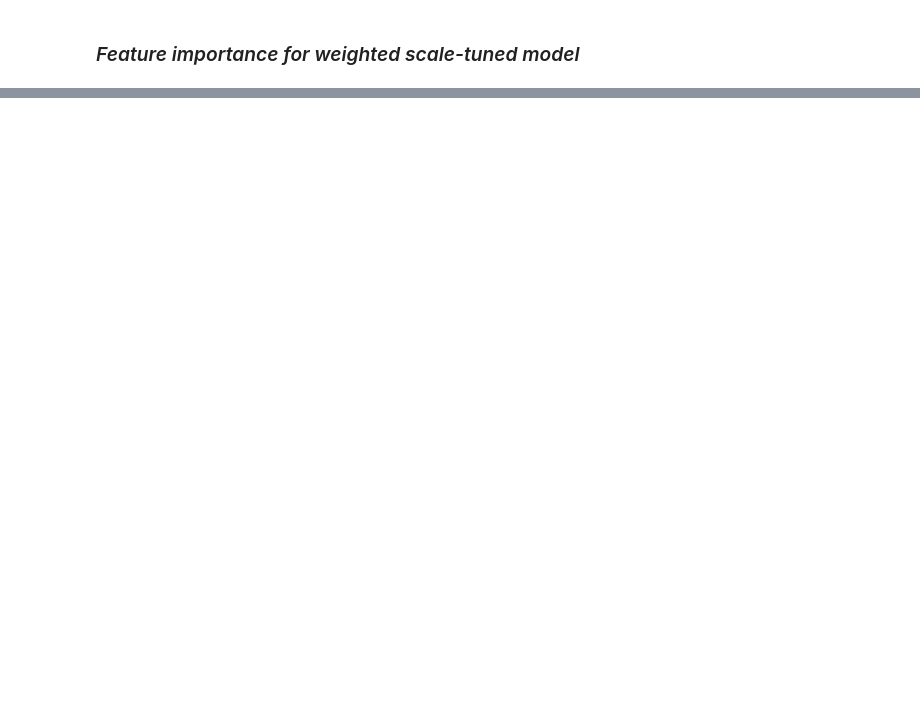
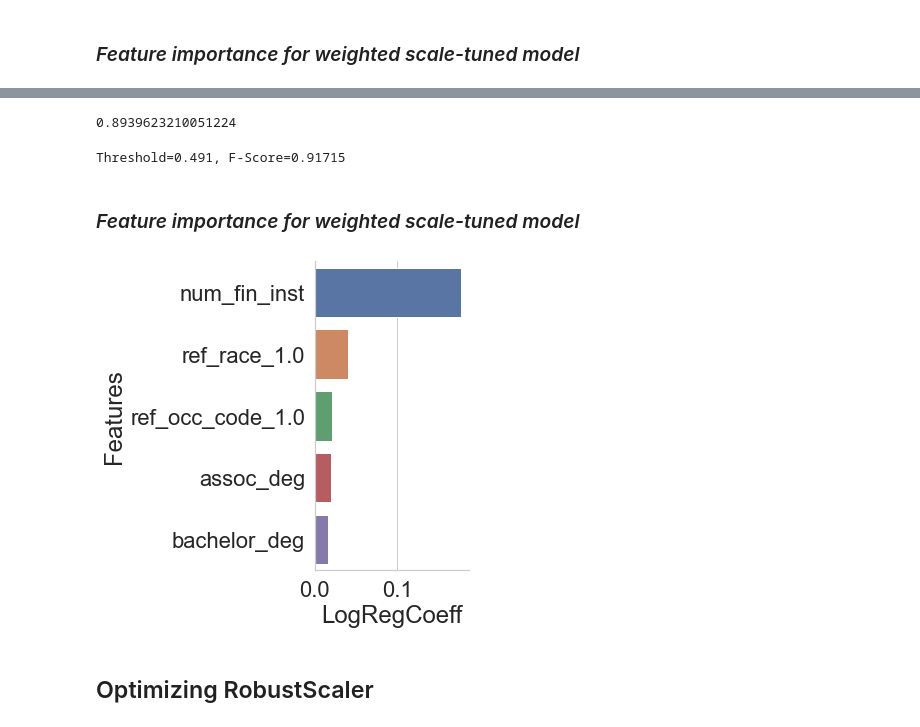
Before and after one commit to danvalen1/SCF-Analysis, a Jupyter notebook: notebooks/modeling.ipynb, the cells around one changed output, grey strips where cells are left out. Drawn from its saved outputs; the diff is of its cells as text; code cells hidden in the pictures; blank space fills up the shorter version.

Commit message:
Optimized RobustScaler

```diff
--- a/notebooks/modeling.ipynb
+++ b/notebooks/modeling.ipynb
@@ -569,0 +555,18 @@ fig = sns.catplot(data=top_5_df,
+# %%
+logreg = LogisticRegression(max_iter=5000)
+scalar = skp.RobustScaler(quantile_range=(0.1,60))
+X = df.drop(labels=['1k_target'], axis=1, inplace=False)
+X_train = scalar.fit_transform(X_train)
+X_test = scalar.transform(X_test)
+
+
+# Fit to train data
+logreg.fit(X_train, y_train, sample_weight=w_train)
+
+#use the fitted model to predict on the test data
+lr_preds = logreg.predict(X_test)
+
+lr_f1 = metrics.f1_score(y_test, lr_preds)
+
+# checking accuracy on the test data
+print('Test F1 score: ', lr_f1)
@@ -569,0 +575,13 @@ fig = sns.catplot(data=top_5_df,
+# %%
+# grid search
+param_grid = {
+    'penalty': ['l2'],
+    'C': [.00001, .0001, .001, .01, .1, 1, 10, 100],
+    'max_iter': [5000]
+}
+
+#create a grid search object and fit it to the data
+
+grid_lr=GridSearchCV(LogisticRegression(), param_grid, cv=5, scoring='f1', verbose=1, n_jobs=-1)
+
+grid_lr.fit(X_train, y_train, sample_weight=w_train)
@@ -569,0 +641,35 @@ fig = sns.catplot(data=top_5_df,
+# %%
+print(metrics.roc_auc_score(y_test, y_pred_prob))
+# %% [output]
+0.8939623210051224
+# %%
+# apply threshold to positive probabilities to create labels
+def to_labels(pos_probs, threshold):
+    return (pos_probs >= threshold).astype('int')
+
+# define thresholds
+thresholds = np.arange(0, 1, 0.001)
+# evaluate each threshold
+scores = [metrics.f1_score(y_test, to_labels(y_pred_prob, t)) for t in thresholds]
+# get best threshold
+ix = np.argmax(scores)
+print('Threshold=%.3f, F-Score=%.5f' % (thresholds[ix], scores[ix]))
+# %% [output]
+Threshold=0.491, F-Score=0.91715
+# %% [markdown]
+### *Feature importance for weighted scale-tuned model*
+# %%
+coef_ = sorted(list(zip(X.columns.to_list(), grid_lr.best_estimator_.coef_[0])), key = lambda x: x[1], reverse=True)
+top_5_positive = coef_[:5]
+top_5_df = pd.DataFrame(top_5_positive, columns=['Features', 'LogRegCoeff'])
+# %%
+fig = sns.catplot(data=top_5_df,
+                x='LogRegCoeff',
+                y='Features',
+                orient='h',
+                  kind='bar'
+               )
+# %% [output]
+[figure, added]
+# %% [markdown]
+## Optimizing RobustScaler
```
Also changed, not shown: parts of 30 cells of this notebook, 4 other files.
